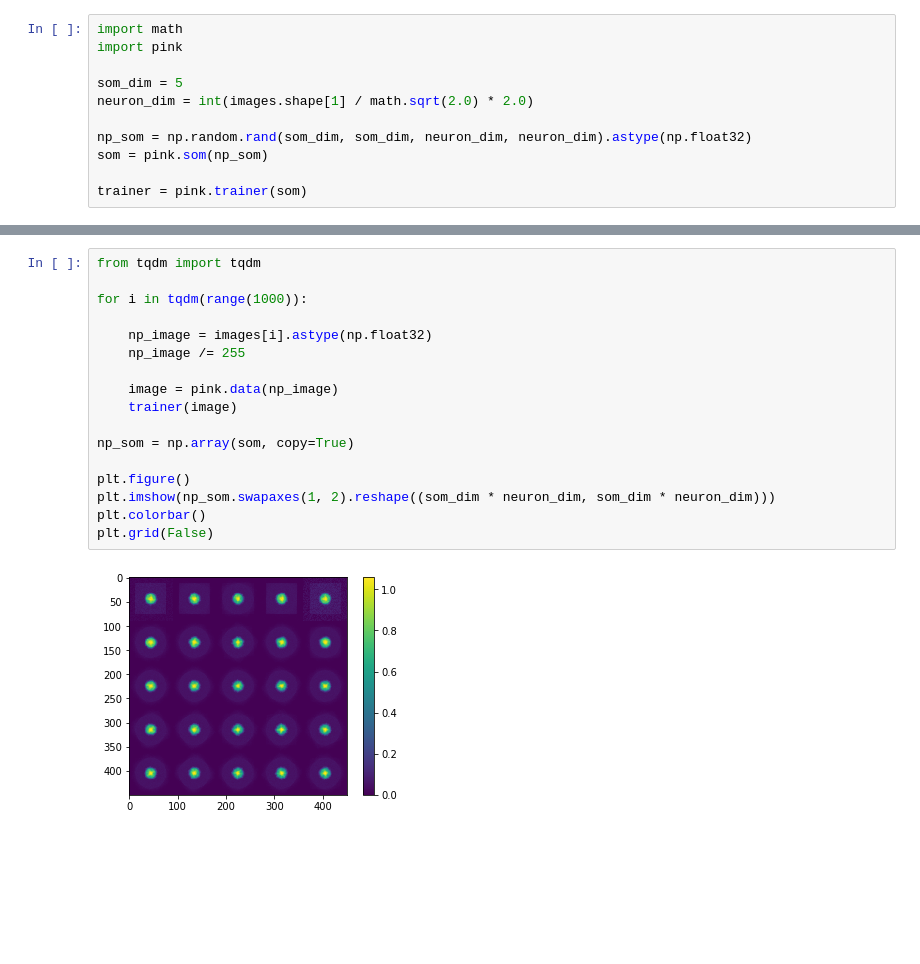
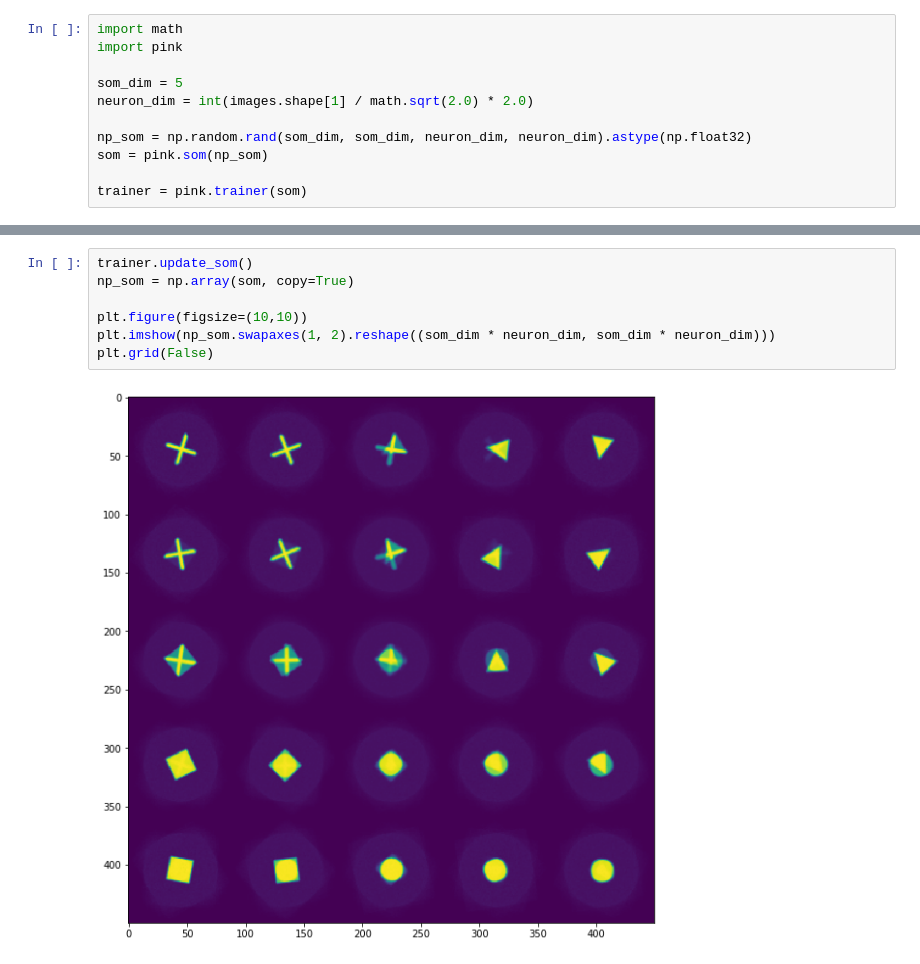
Before and after one commit to HITS-AIN/PINK, a Jupyter notebook: jupyter/notebooks/shapes.ipynb, the cells around one changed output, grey strips where cells are left out. Saved outputs shown, nothing was run; the diff lists cells and outputs as text; blank space fills up the shorter version.

```diff
--- a/jupyter/notebooks/shapes.ipynb
+++ b/jupyter/notebooks/shapes.ipynb
@@ -40,19 +51,9 @@ trainer(image)
 # %%
-from tqdm import tqdm
-
-for i in tqdm(range(1000)):
-
-    np_image = images[i].astype(np.float32)
-    np_image /= 255
-
-    image = pink.data(np_image)
-    trainer(image)
-
+trainer.update_som()
 np_som = np.array(som, copy=True)
 
-plt.figure()
+plt.figure(figsize=(10,10))
 plt.imshow(np_som.swapaxes(1, 2).reshape((som_dim * neuron_dim, som_dim * neuron_dim)))
-plt.colorbar()
 plt.grid(False)
 # %% [output]
-[figure, old version]
+[figure, new version]
```
Also changed, not shown: parts of 3 cells of this notebook, 1 other file.
